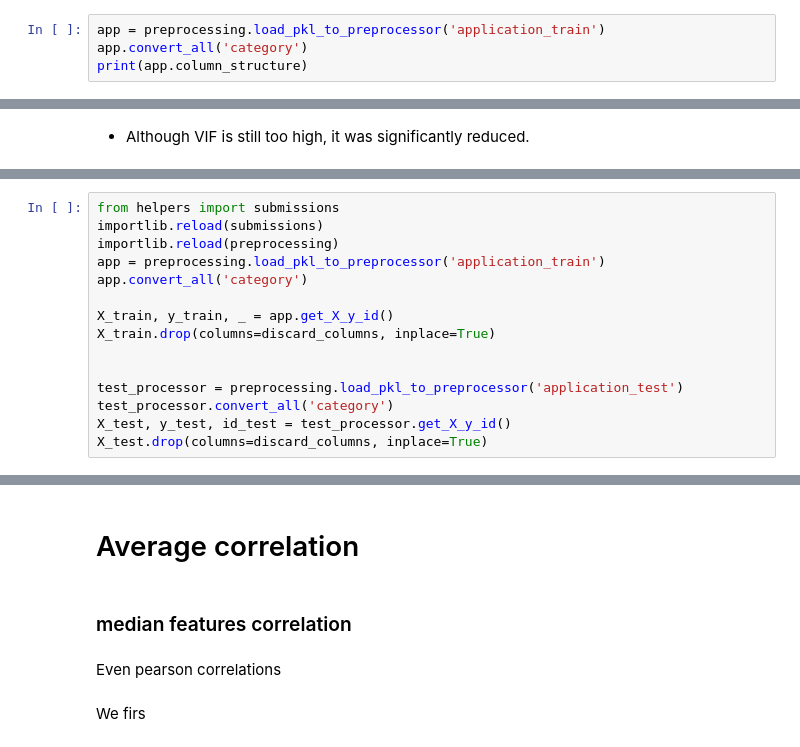
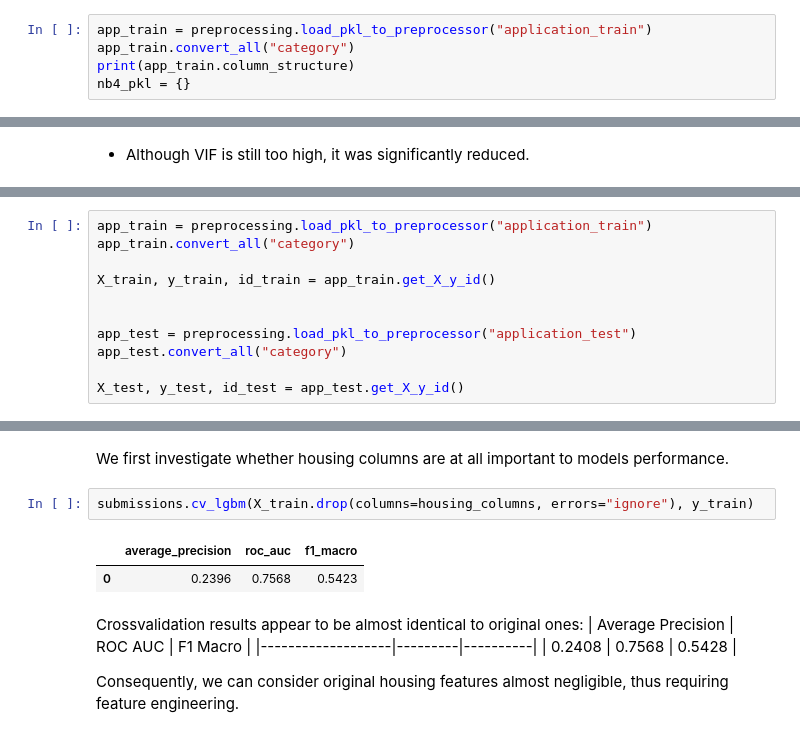
Before and after one commit to Sauciu1/defaulting-risk, a Jupyter notebook: notebooks/nb4_house_parameters.ipynb, the cells around one changed output, grey strips where cells are left out. Saved outputs shown, nothing was run; the diff lists cells and outputs as text.

```diff
--- a/notebooks/nb4_house_parameters.ipynb
+++ b/notebooks/nb4_house_parameters.ipynb
@@ -34,9 +24,10 @@ plotting_helper.set_plot_style()
 # %% [markdown]
 # Preparation
 # %%
-app = preprocessing.load_pkl_to_preprocessor('application_train')
-app.convert_all('category')
-print(app.column_structure)
+app_train = preprocessing.load_pkl_to_preprocessor("application_train")
+app_train.convert_all("category")
+print(app_train.column_structure)
+nb4_pkl = {}
 # %% [output]
 Loading tables: ['application_train.csv']
 loaded application_train with shape (307511, 122)
@@ -241,18 +247,14 @@ vif_helper.plot_vif(house_df.drop(columns=discard_columns));
 # %%
-from helpers import submissions
-importlib.reload(submissions)
-importlib.reload(preprocessing)
-app = preprocessing.load_pkl_to_preprocessor('application_train')
-app.convert_all('category')
+app_train = preprocessing.load_pkl_to_preprocessor("application_train")
+app_train.convert_all("category")
 
-X_train, y_train, _ = app.get_X_y_id()
-X_train.drop(columns=discard_columns, inplace=True)
+X_train, y_train, id_train = app_train.get_X_y_id()
 
 
-test_processor = preprocessing.load_pkl_to_preprocessor('application_test')
-test_processor.convert_all('category')
-X_test, y_test, id_test = test_processor.get_X_y_id()
-X_test.drop(columns=discard_columns, inplace=True)
+app_test = preprocessing.load_pkl_to_preprocessor("application_test")
+app_test.convert_all("category")
+
+X_test, y_test, id_test = app_test.get_X_y_id()
 # %% [output]
 Loading tables: ['application_train.csv']
 loaded application_train with shape (307511, 122)
@@ -299,8 +269,14 @@ Consequently, the feature selection procedure was detrimental.
-# %% [markdown]
-# Average correlation
-# %% [markdown]
-### median features correlation
-# %% [markdown]
-Even pearson correlations
-# %% [markdown]
-We firs
+# %% [markdown]
+We first investigate whether housing columns are at all important to models performance.
+# %%
+submissions.cv_lgbm(X_train.drop(columns=housing_columns, errors="ignore"), y_train)
+# %% [output]
+|  | average_precision | roc_auc | f1_macro |
+| 0 | 0.2396 | 0.7568 | 0.5423 |
+# %% [markdown]
+Crossvalidation results appear to be almost identical to original ones:
+| Average Precision | ROC AUC | F1 Macro |
+|-------------------|---------|----------|
+| 0.2408            | 0.7568  | 0.5428   |
+
+Consequently, we can consider original housing features almost negligible, thus requiring feature engineering.
```
Also changed, not shown: parts of 46 cells of this notebook, 5 other files.
